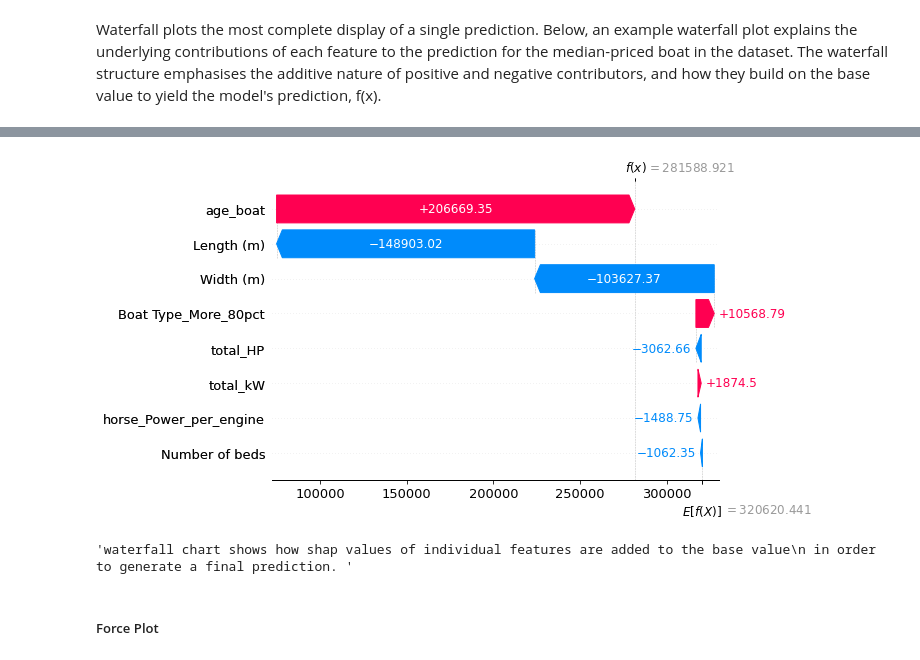
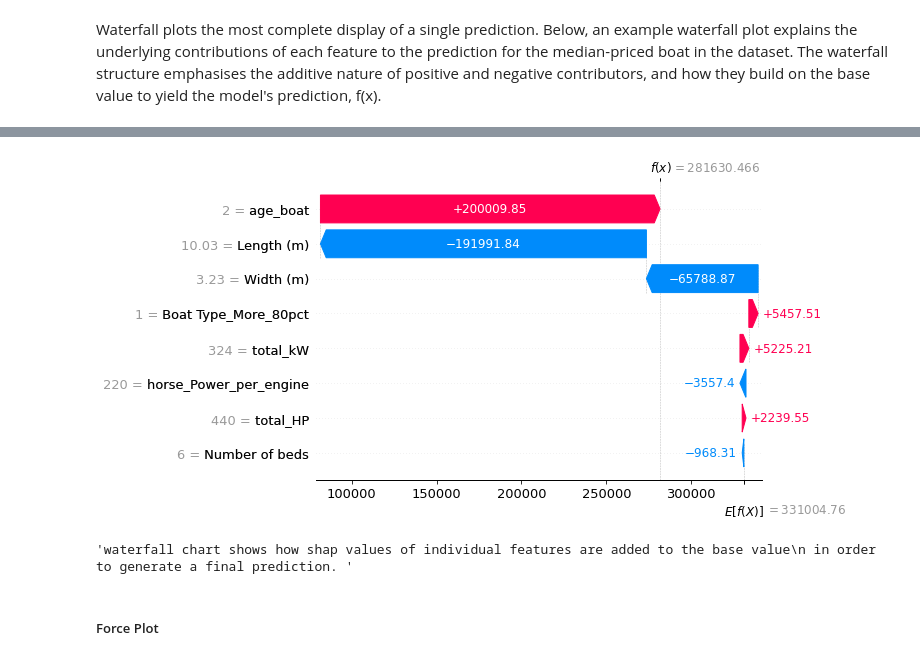
Before and after one commit to lovedatascience1/AcademyPublic, a Jupyter notebook: Boats_v1.ipynb, the cells around one changed output, grey strips where cells are left out. Saved outputs shown, nothing was run; the diff lists cells and outputs as text; code cells hidden in the pictures.

```diff
--- a/Boats_v1.ipynb
+++ b/Boats_v1.ipynb
@@ -2487,7 +2489,9 @@ explainer = shap.TreeExplainer(base_model)
+# %%
+explainer = shap.Explainer(base_model, X_train)
 # %% [markdown]
 3. Generate SHAP values for data examples using the explainer object.
 # %%
-shap_values = explainer.shap_values(X_train[boruta_sel])
+shap_values = explainer(X_train, check_additivity=False)
 # %%
 shap_values
 # %% [output]
@@ -2584,17 +2596,21 @@ build on the base value to yield the model's prediction, f(x).
 # %%
 shap.initjs()
 
-shap.plots._waterfall.waterfall_legacy(explainer.expected_value[0],
+shap.plots.waterfall(shap_values[0],
+                     #max_display=10,
+                     show=True)
+
+''''shap.plots._waterfall.waterfall_legacy(explainer.expected_value[0],
                                        shap_values[0],
                                        #max_display=10,
                                         show=True,
-                                       feature_names=X_train.columns)
+                                       feature_names=X_train.columns)'''
 
 '''waterfall chart shows how shap values of individual features are added to the base value
  in order to generate a final prediction. '''
 # %% [output]
 [interactive output not drawn]
-[figure, old version]
+[figure, new version]
 'waterfall chart shows how shap values of individual features are added to the base value\n in order to generate a final prediction. '
 # %% [markdown]
 ##### Force Plot
```
Also changed, not shown: parts of 10 cells of this notebook.
